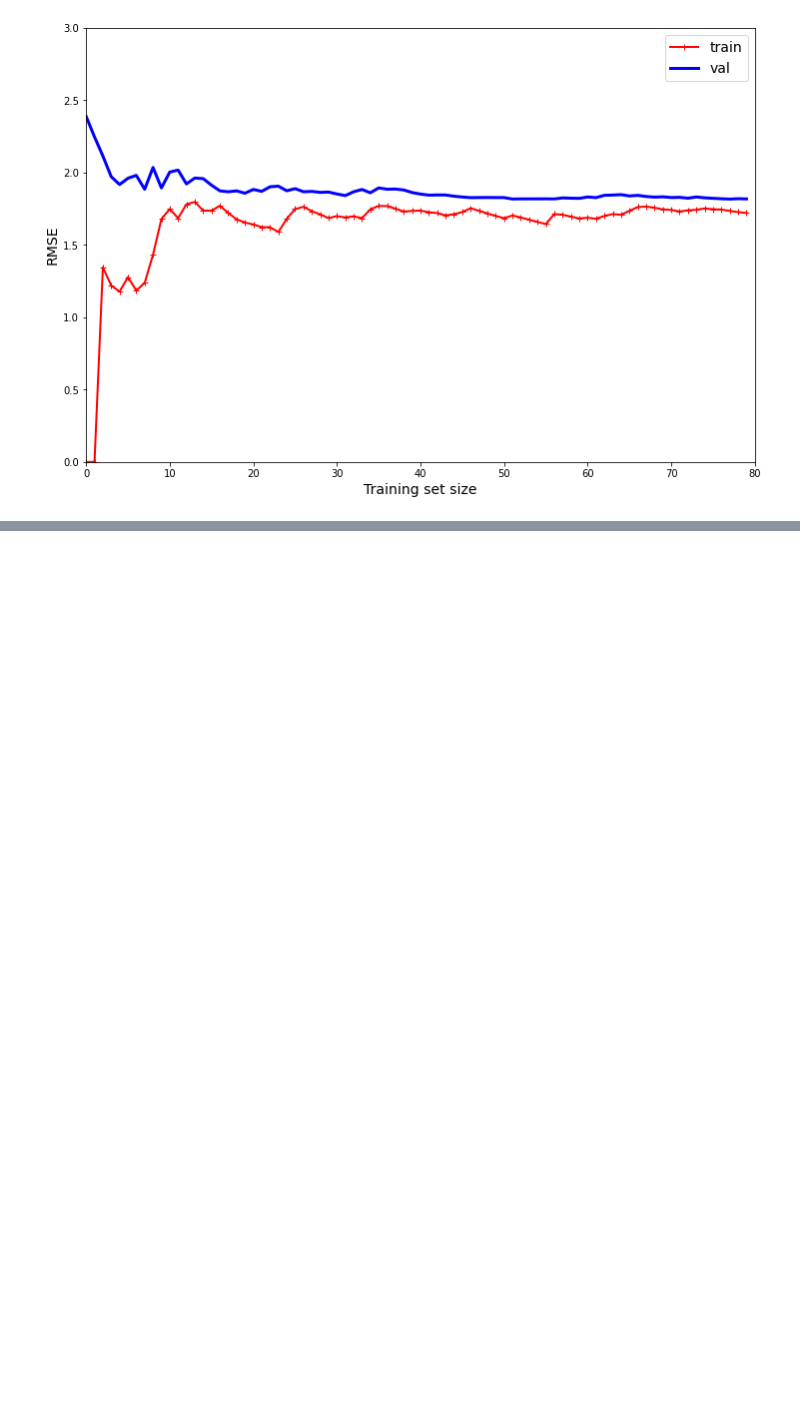
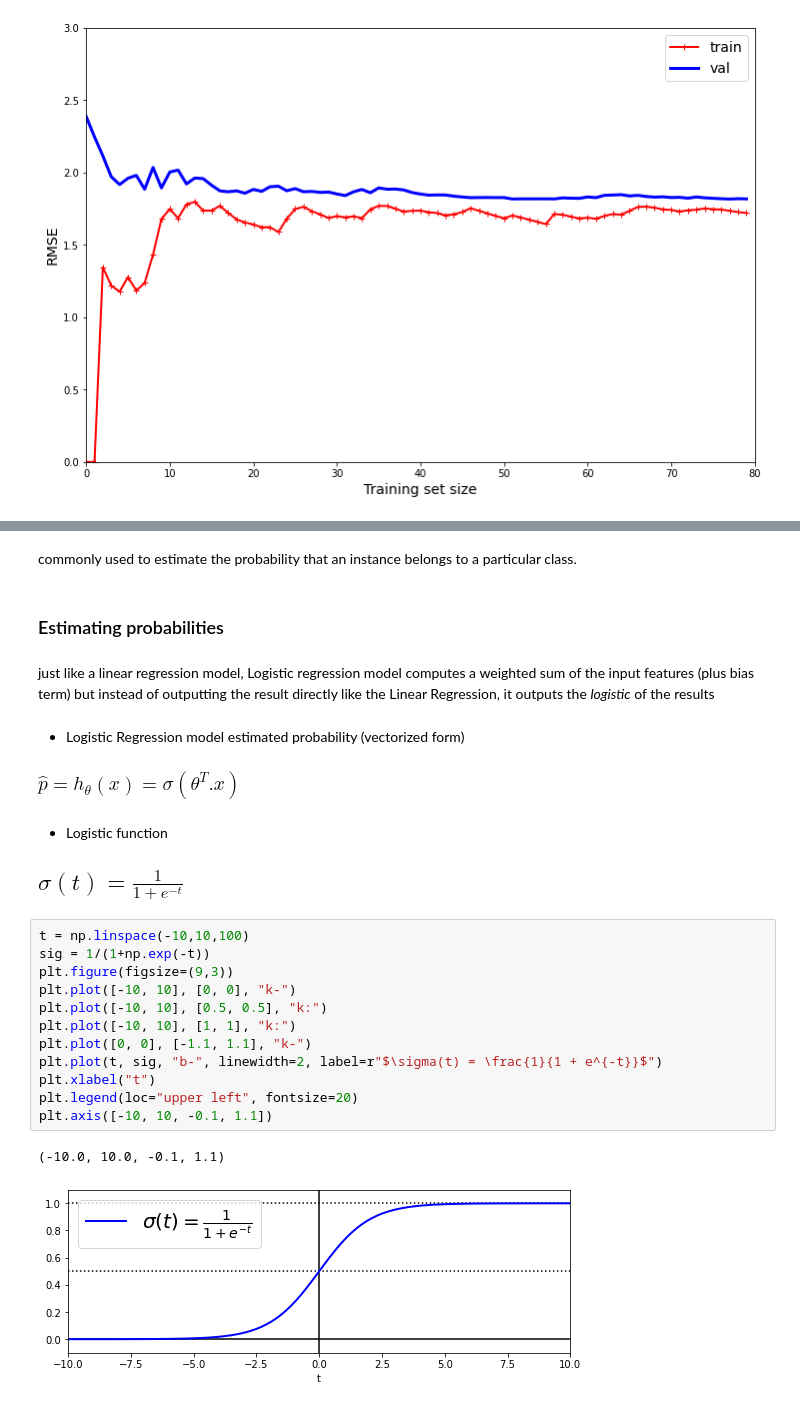
Before and after one commit to chikoungoun/Machine-Learning, a Jupyter notebook: Hands On machine Learning - A summary/Chapter 4 - Training Models.ipynb, the cells around one changed output, grey strips where cells are left out. Saved outputs shown, nothing was run; the diff lists cells and outputs as text; blank space fills up the shorter version.

Commit message:
Logistic Regression

```diff
--- a/Hands On machine Learning - A summary/Chapter 4 - Training Models.ipynb
+++ b/Hands On machine Learning - A summary/Chapter 4 - Training Models.ipynb
@@ -639,0 +642,29 @@ plt.show()
+# %% [markdown]
+commonly used to estimate the probability that an instance belongs to a particular class.
+# %% [markdown]
+### Estimating probabilities
+# %% [markdown]
+just like a linear regression model, Logistic regression model computes a weighted sum of the input features (plus bias term) but instead of outputting the result directly like the Linear Regression, it outputs the <i>logistic</i> of the results
+# %% [markdown]
+* Logistic Regression model estimated probability (vectorized form)
+
+<h3>$\hat{p} = h_\theta(x) = \sigma(\theta^T.x)$</h3>
+# %% [markdown]
+* Logistic function
+
+<h2> $\sigma(t) = \frac{1}{1+e^{-t}}$ </h2>
+# %%
+t = np.linspace(-10,10,100)
+sig = 1/(1+np.exp(-t))
+plt.figure(figsize=(9,3))
+plt.plot([-10, 10], [0, 0], "k-")
+plt.plot([-10, 10], [0.5, 0.5], "k:")
+plt.plot([-10, 10], [1, 1], "k:")
+plt.plot([0, 0], [-1.1, 1.1], "k-")
+plt.plot(t, sig, "b-", linewidth=2, label=r"$\sigma(t) = \frac{1}{1 + e^{-t}}$")
+plt.xlabel("t")
+plt.legend(loc="upper left", fontsize=20)
+plt.axis([-10, 10, -0.1, 1.1])
+# %% [output]
+(-10.0, 10.0, -0.1, 1.1)
+[figure, added]
```
Also changed, not shown: parts of 83 cells of this notebook.
